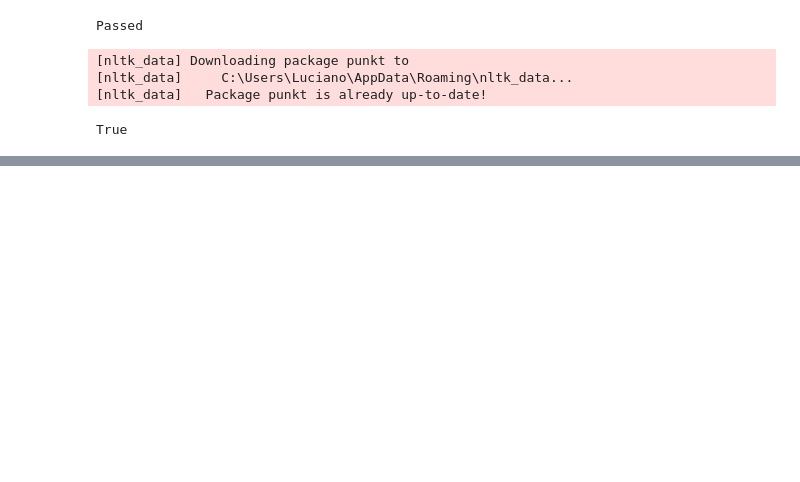
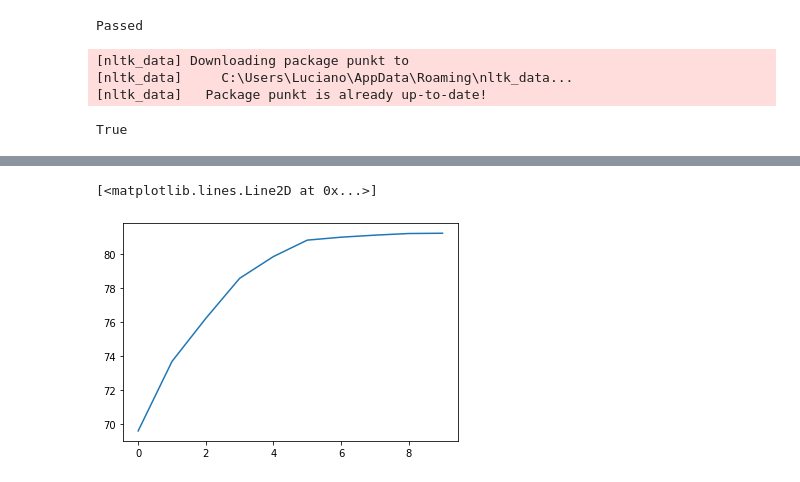
Before and after one commit to lucianowitt/deep-learning-2, a Jupyter notebook: imdb-sentiment-analysis.ipynb, the cells around one changed output, grey strips where cells are left out. Cells and saved outputs as stored; diff of their text form; code cells hidden in the pictures; blank space fills up the shorter version.

```diff
--- a/imdb-sentiment-analysis.ipynb
+++ b/imdb-sentiment-analysis.ipynb
@@ -251,0 +261,5 @@ Test set: Average loss: 0.0057, Accuracy: 70666/99878 (70.75%)
+# %%
+plt.plot(history['val_acc'])
+# %% [output]
+[<matplotlib.lines.Line2D at 0x...>]
+[figure, added]
```
Also changed, not shown: parts of 4 cells of this notebook.
